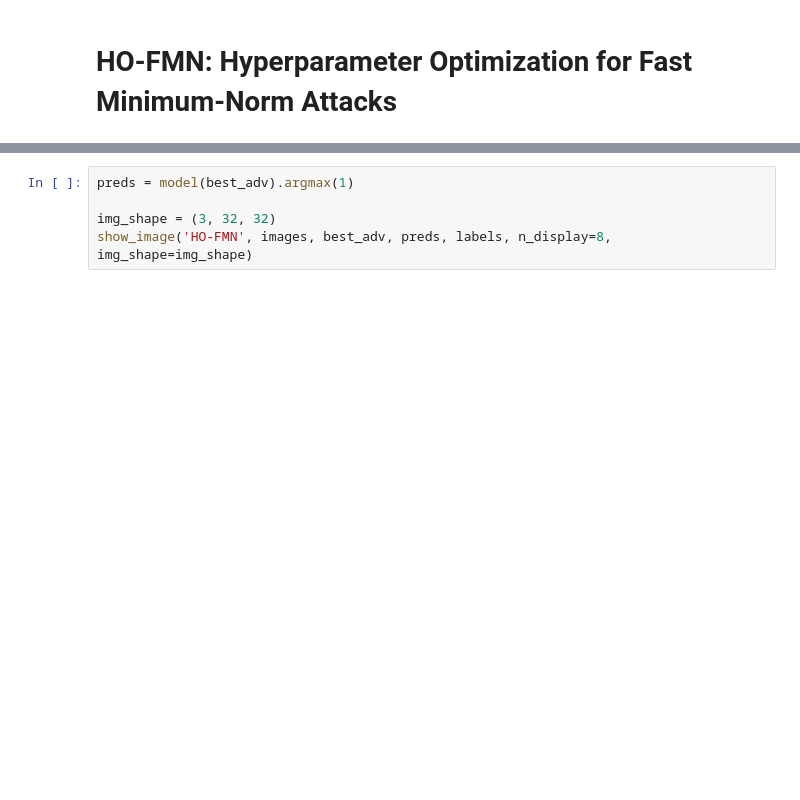
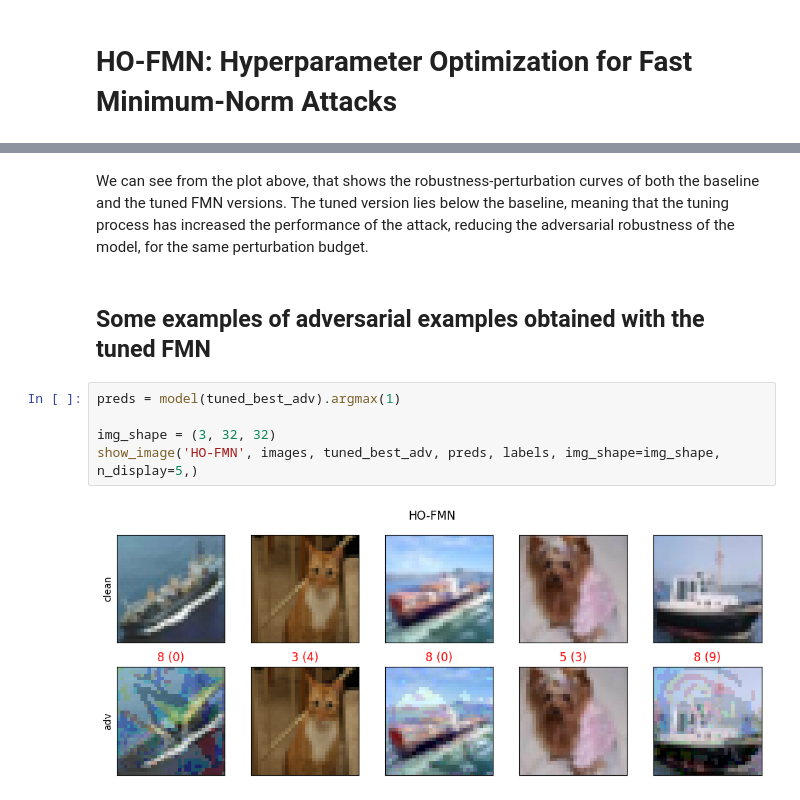
Before and after one commit to pralab/HO-FMN, a Jupyter notebook: src/ho_fmn_demo.ipynb, the cells around one changed output, grey strips where cells are left out. Cells and saved outputs as stored; diff of their text form; blank space fills up the shorter version.

```diff
--- a/src/ho_fmn_demo.ipynb
+++ b/src/ho_fmn_demo.ipynb
@@ -173,5 +221,11 @@ best_adv = fmn.forward(images, labels)
+# %% [markdown]
+We can see from the plot above, that shows the robustness-perturbation curves of both the baseline and the tuned FMN versions. The tuned version lies below the baseline, meaning that the tuning process has increased the performance of the attack, reducing the adversarial robustness of the model, for the same perturbation budget.
+# %% [markdown]
+## Some examples of adversarial examples obtained with the tuned FMN
 # %%
-preds = model(best_adv).argmax(1)
+preds = model(tuned_best_adv).argmax(1)
 
 img_shape = (3, 32, 32)
-show_image('HO-FMN', images, best_adv, preds, labels, n_display=8, img_shape=img_shape)
+show_image('HO-FMN', images, tuned_best_adv, preds, labels, img_shape=img_shape, n_display=5,)
+# %% [output]
+[figure, added]
```
Also changed, not shown: parts of 25 cells of this notebook.
